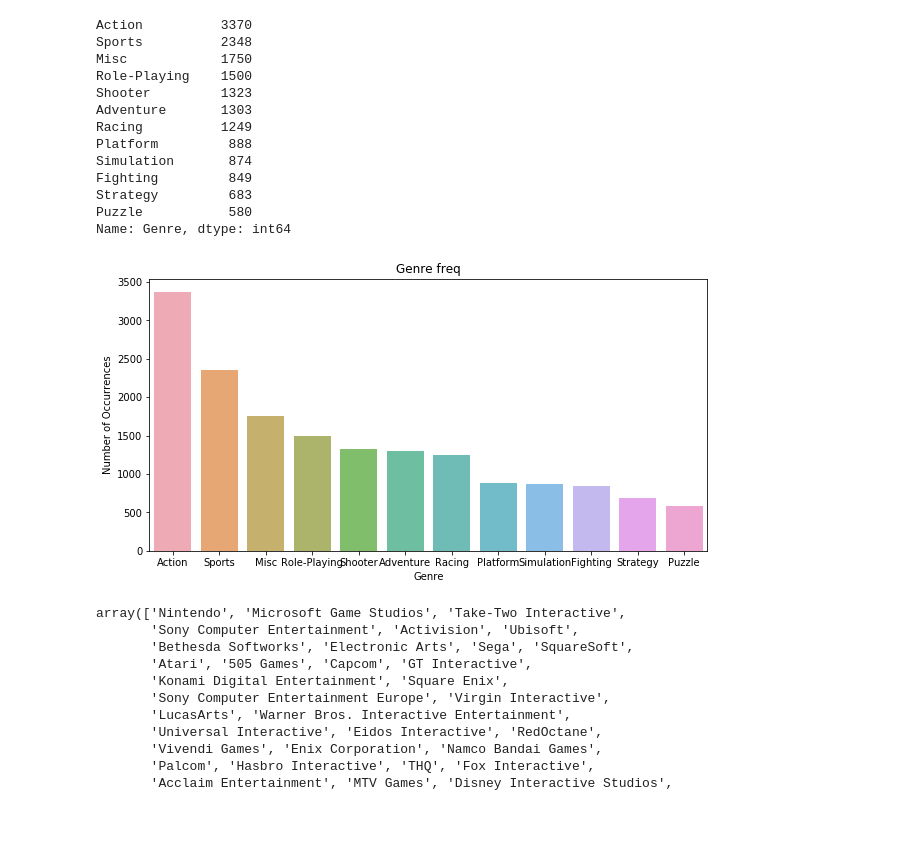
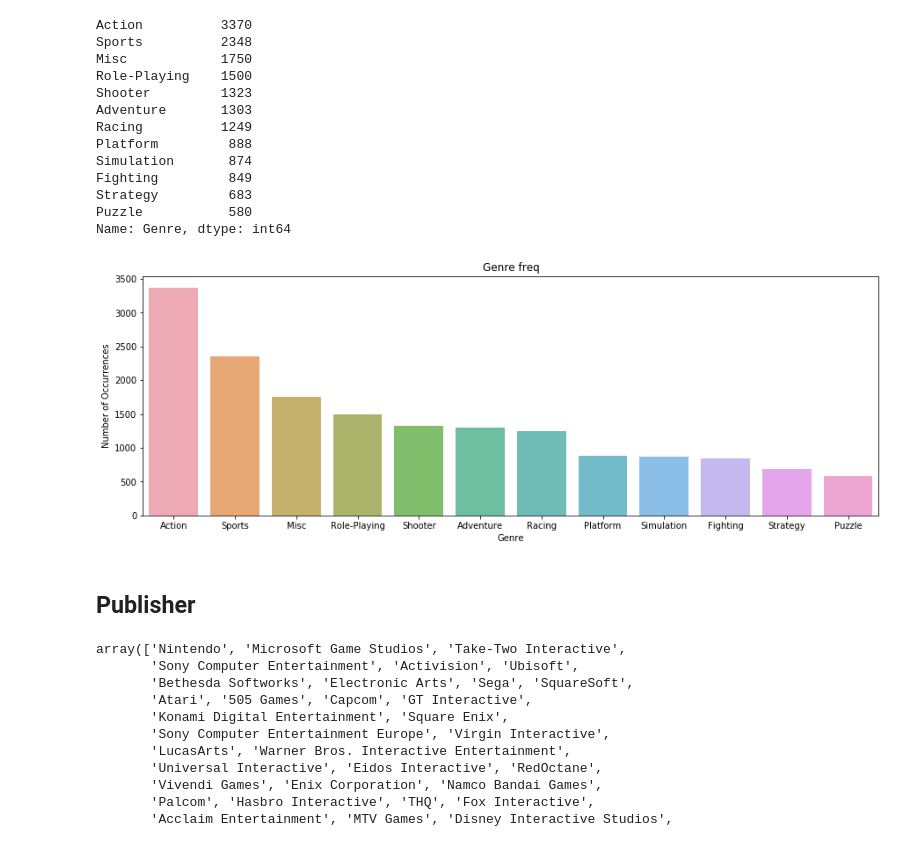
Before and after one commit to sherry9788/STATS131_Final, a Jupyter notebook: Final Project Xuening_Wang.ipynb, the cells around one changed output. Cells and saved outputs as stored; diff of their text form; code cells hidden in the pictures.

```diff
--- a/Final Project Xuening_Wang.ipynb
+++ b/Final Project Xuening_Wang.ipynb
@@ -142,7 +178,7 @@ array(['Sports', 'Platform', 'Racing', 'Role-Playing', 'Puzzle', 'Misc',
        'Shooter', 'Simulation', 'Action', 'Fighting', 'Adventure',
        'Strategy', nan], dtype=object)
 # %%
-genre = df.Genre.value_counts()
+genre = df2.Genre.value_counts()
 print(genre)
 # %% [output]
 Action          3370
@@ -159,12 +195,14 @@ Strategy         683
 Puzzle           580
 Name: Genre, dtype: int64
 # %%
-plt.figure(figsize=(10,5))
+plt.figure(figsize=(15,5))
 sns.barplot(genre.index, genre.values, alpha=0.8)
 plt.title('Genre freq')
 plt.ylabel('Number of Occurrences')
 plt.xlabel('Genre')
 plt.show()
 # %% [output]
-[figure, old version]
+[figure, new version]
+# %% [markdown]
+## Publisher
 # %%
```
Also changed, not shown: parts of 42 cells of this notebook.
